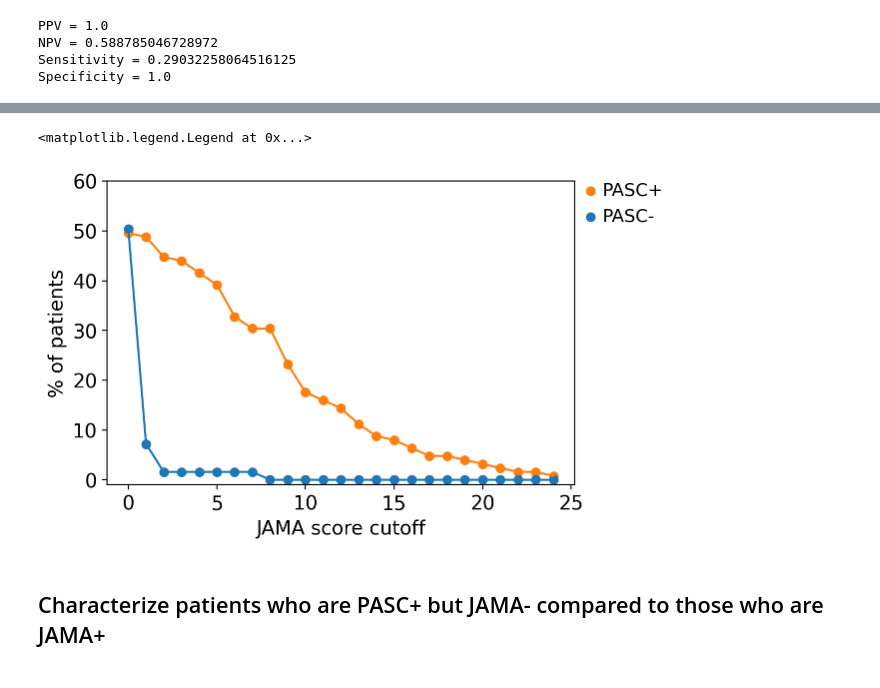
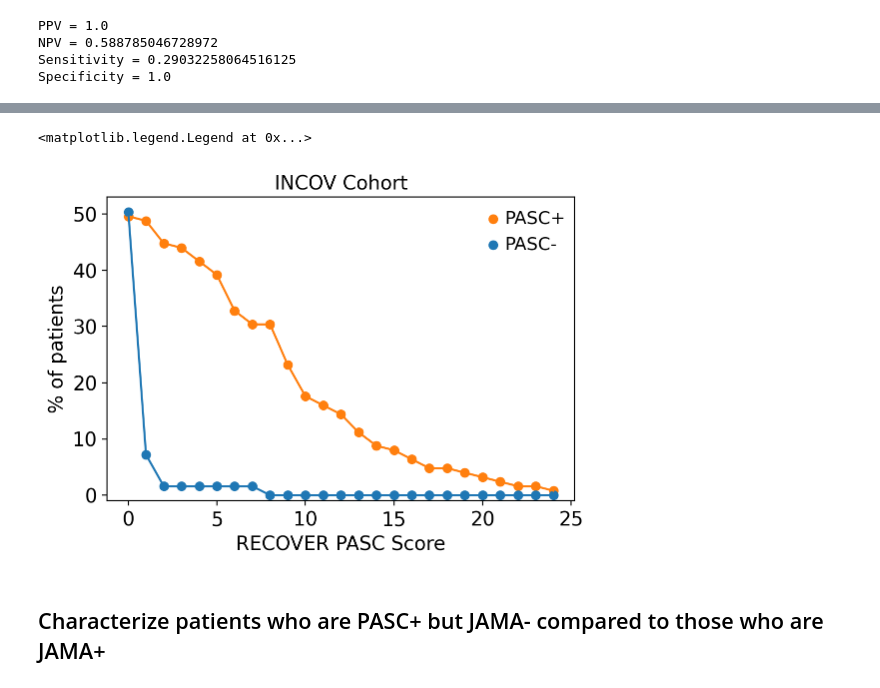
Before and after one commit to danielgchen/RECOVER_PASC_Score_Validation, a Jupyter notebook: 3_JAMA_score_comparison_with_INCOV.ipynb, the cells around one changed output, grey strips where cells are left out. Drawn from its saved outputs; the diff is of its cells as text; code cells hidden in the pictures.

```diff
--- a/3_JAMA_score_comparison_with_INCOV.ipynb
+++ b/3_JAMA_score_comparison_with_INCOV.ipynb
@@ -216,7 +237,7 @@ for idy in plot.columns:
     plot.loc[order[:-1], idy] = data_grp.loc[mask, order[:-1]].mean(0)
     count.loc[order[:-1], idy] = data_grp.loc[mask, order[:-1]].sum(0)
 # retrieve data for the control group
-mask = (data_grp[order[:-1]] == 0).all(1)
+mask = (data_grp[order[:-1]].fillna(0) == 0).all(1)
 mask_p = data_grp.loc[mask, 'JAMA_score'] >= 12
 mask_n = data_grp.loc[mask, 'JAMA_score'] < 12
 plot.loc['No symptom group', 'JAMA+'] = np.sum(mask_p) / np.sum(data_grp['JAMA_score'] >= 12)
@@ -431,18 +452,18 @@ plot[new_cols] = 100 * plot[old_cols] / sum(~data_grp['PASC_status'].isna())
 # %%
 # plot the graph of these values
 fig, ax = plt.subplots(figsize=[6, 4])
 ax.grid(False)
 ax.scatter(plot['JAMA_score_cutoff'], plot['perc_PASC+_captured'], color='tab:orange', label='PASC+')
 ax.plot(plot['JAMA_score_cutoff'], plot['perc_PASC+_captured'], color='tab:orange')
 ax.scatter(plot['JAMA_score_cutoff'], plot['perc_PASC-_captured'], color='tab:blue', label='PASC-')
 ax.plot(plot['JAMA_score_cutoff'], plot['perc_PASC-_captured'], color='tab:blue')
-ax.set_ylim(-1, 60)
-ax.set(xlabel='JAMA score cutoff', ylabel='% of patients')
-ax.legend(bbox_to_anchor=(0.99, 1.05), bbox_transform=ax.transAxes,
-          loc='upper left', frameon=False)
+ax.set_ylim(-1, 53)
+ax.set(xlabel='RECOVER PASC Score', ylabel='% of patients', title='INCOV Cohort')
+ax.legend(bbox_to_anchor=(1.015, 1.01), bbox_transform=ax.transAxes,
+          loc='upper right', frameon=False)
 # %% [output]
 <matplotlib.legend.Legend at 0x...>
-[figure, old version]
+[figure, new version]
 # %% [markdown]
 ## Characterize patients who are PASC+ but JAMA- compared to those who are JAMA+
 # %%
```
Also changed, not shown: parts of 14 cells of this notebook, 1 other file.
